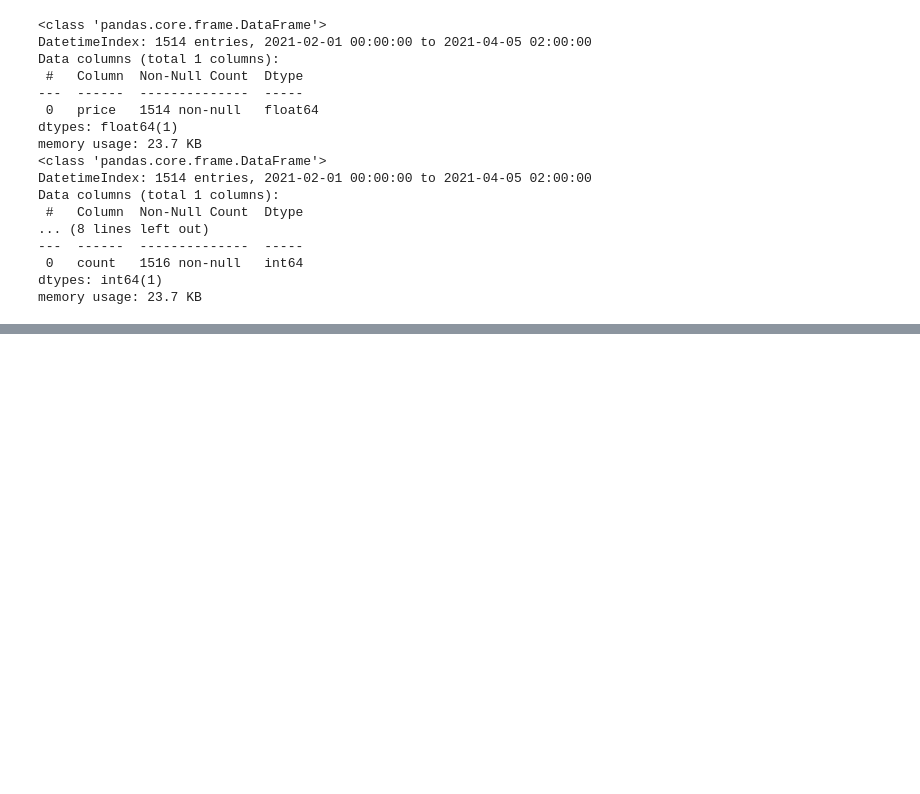
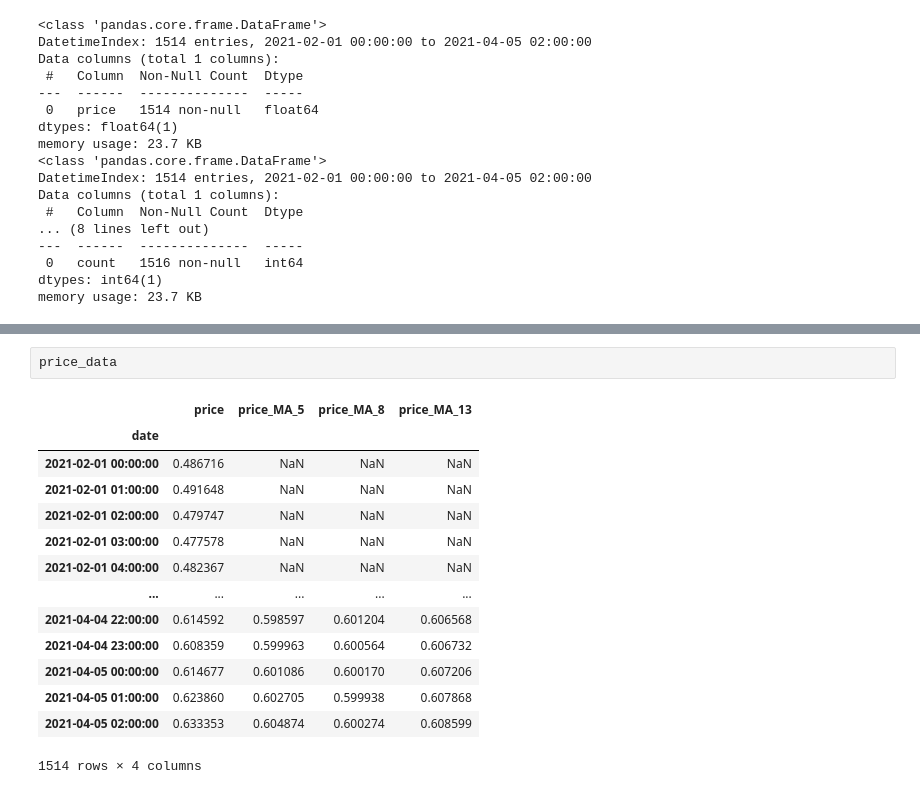
Before and after one commit to nikp00/PR21NPJSEP, a Jupyter notebook: coin_analysis.ipynb, the cells around one changed output, grey strips where cells are left out. Cells and saved outputs as stored; diff of their text form; blank space fills up the shorter version.

```diff
--- a/coin_analysis.ipynb
+++ b/coin_analysis.ipynb
@@ -172,0 +174,17 @@ Text(0.5, 0.98, 'RVN')
+# %%
+price_data
+# %% [output]
+|  | price | price_MA_5 | price_MA_8 | price_MA_13 |
+| date |  |  |  |  |
+| 2021-02-01 00:00:00 | 0.486716 | NaN | NaN | NaN |
+| 2021-02-01 01:00:00 | 0.491648 | NaN | NaN | NaN |
+| 2021-02-01 02:00:00 | 0.479747 | NaN | NaN | NaN |
+| 2021-02-01 03:00:00 | 0.477578 | NaN | NaN | NaN |
+| 2021-02-01 04:00:00 | 0.482367 | NaN | NaN | NaN |
+| ... | ... | ... | ... | ... |
+| 2021-04-04 22:00:00 | 0.614592 | 0.598597 | 0.601204 | 0.606568 |
+| 2021-04-04 23:00:00 | 0.608359 | 0.599963 | 0.600564 | 0.606732 |
+| 2021-04-05 00:00:00 | 0.614677 | 0.601086 | 0.600170 | 0.607206 |
+| 2021-04-05 01:00:00 | 0.623860 | 0.602705 | 0.599938 | 0.607868 |
+| 2021-04-05 02:00:00 | 0.633353 | 0.604874 | 0.600274 | 0.608599 |
+1514 rows × 4 columns
```
Also changed, not shown: parts of 14 cells of this notebook.
